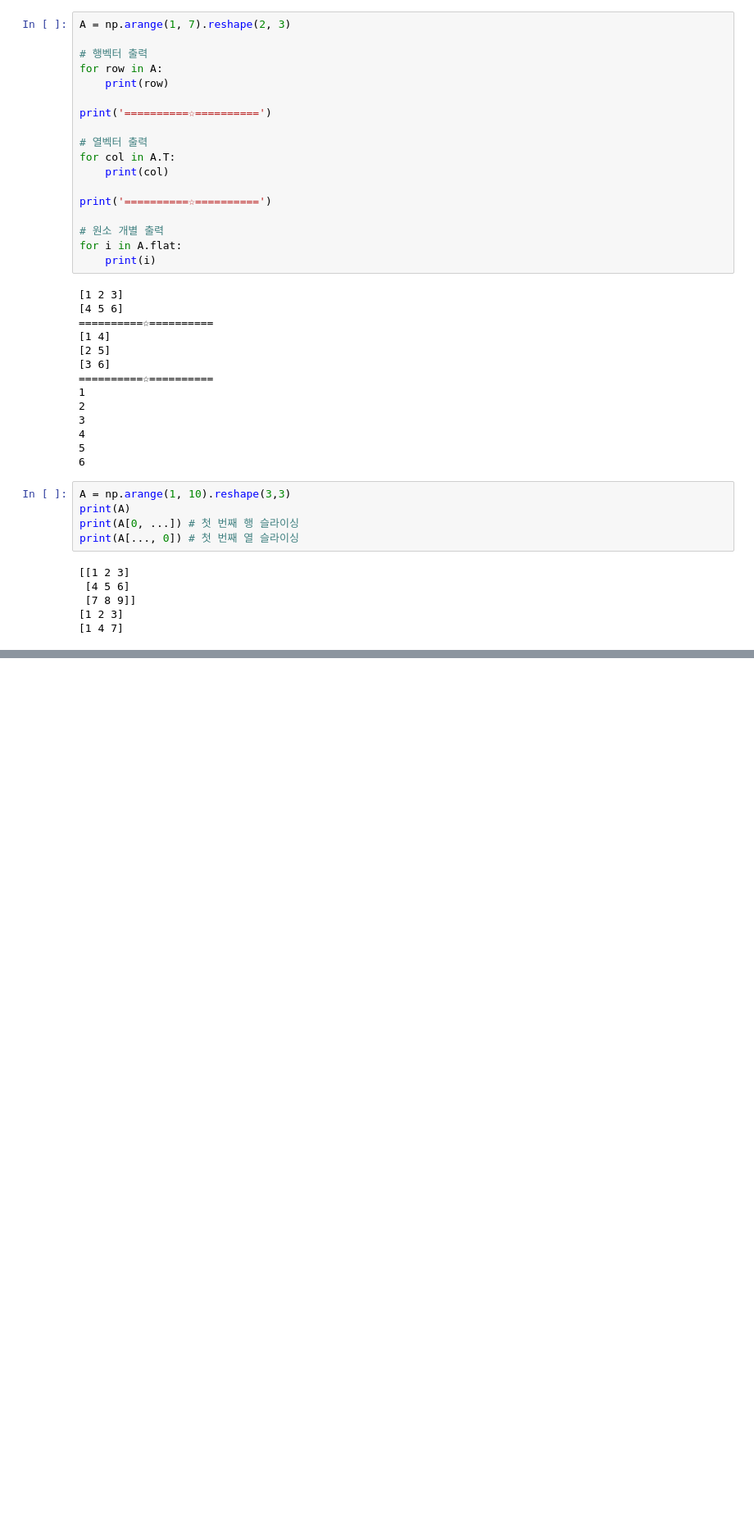
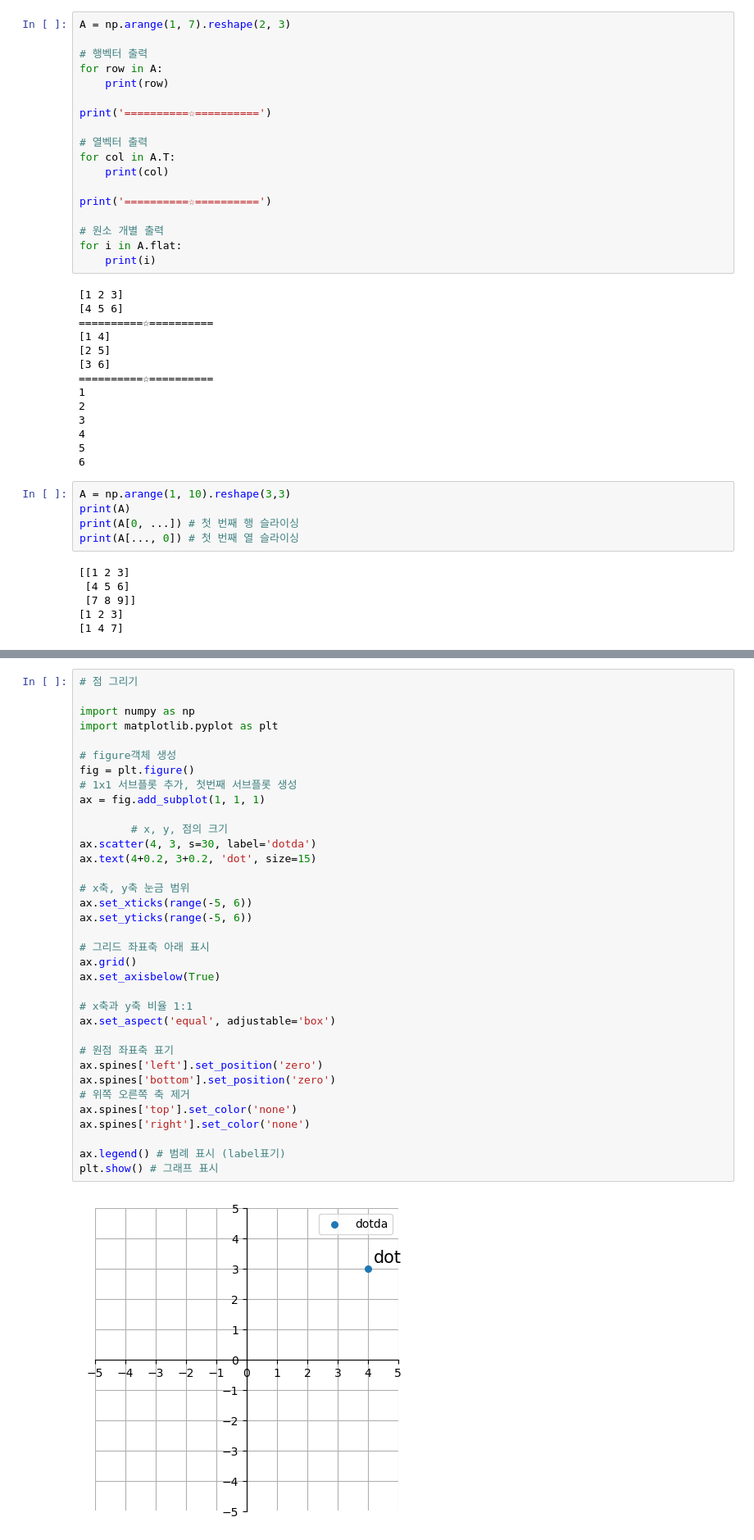
Before and after one commit to jieun000/python, a Jupyter notebook: 2_linearAlgebra/00_linearAlgebra.ipynb, the cells around one changed output, grey strips where cells are left out. Shown at 82% size. Saved outputs shown, nothing was run; the diff lists cells and outputs as text; blank space fills up the shorter version.

```diff
--- a/2_linearAlgebra/00_linearAlgebra.ipynb
+++ b/2_linearAlgebra/00_linearAlgebra.ipynb
@@ -227,0 +237,37 @@ print(A[..., 0]) # 첫 번째 열 슬라이싱
+# %%
+# 점 그리기
+
+import numpy as np
+import matplotlib.pyplot as plt
+
+# figure객체 생성
+fig = plt.figure()
+# 1x1 서브플롯 추가, 첫번째 서브플롯 생성
+ax = fig.add_subplot(1, 1, 1)
+
+        # x, y, 점의 크기
+ax.scatter(4, 3, s=30, label='dotda')
+ax.text(4+0.2, 3+0.2, 'dot', size=15)
+
+# x축, y축 눈금 범위
+ax.set_xticks(range(-5, 6))
+ax.set_yticks(range(-5, 6))
+
+# 그리드 좌표축 아래 표시
+ax.grid()
+ax.set_axisbelow(True)
+
+# x축과 y축 비율 1:1
+ax.set_aspect('equal', adjustable='box')
+
+# 원점 좌표축 표기
+ax.spines['left'].set_position('zero')
+ax.spines['bottom'].set_position('zero')
+# 위쪽 오른쪽 축 제거
+ax.spines['top'].set_color('none')
+ax.spines['right'].set_color('none')
+
+ax.legend() # 범례 표시 (label표기)
+plt.show() # 그래프 표시
+# %% [output]
+[figure, added]
```
Also changed, not shown: parts of 27 cells of this notebook.
